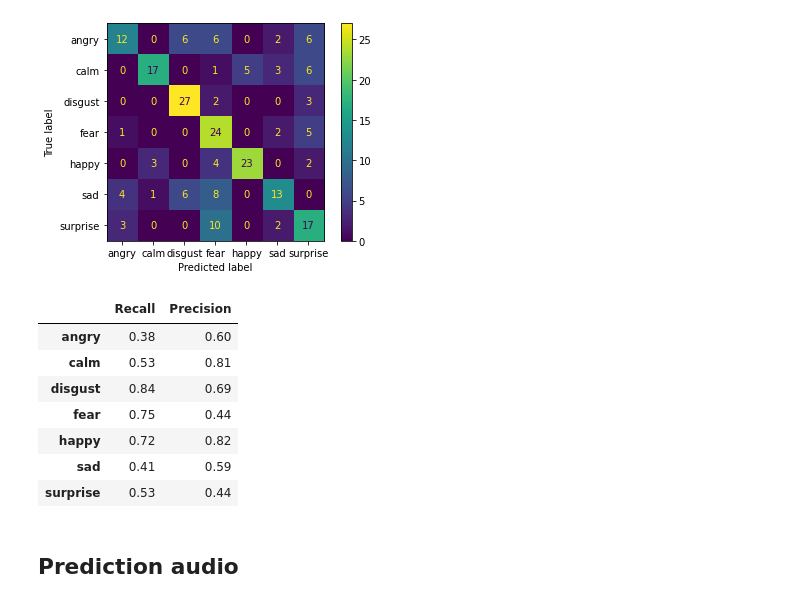
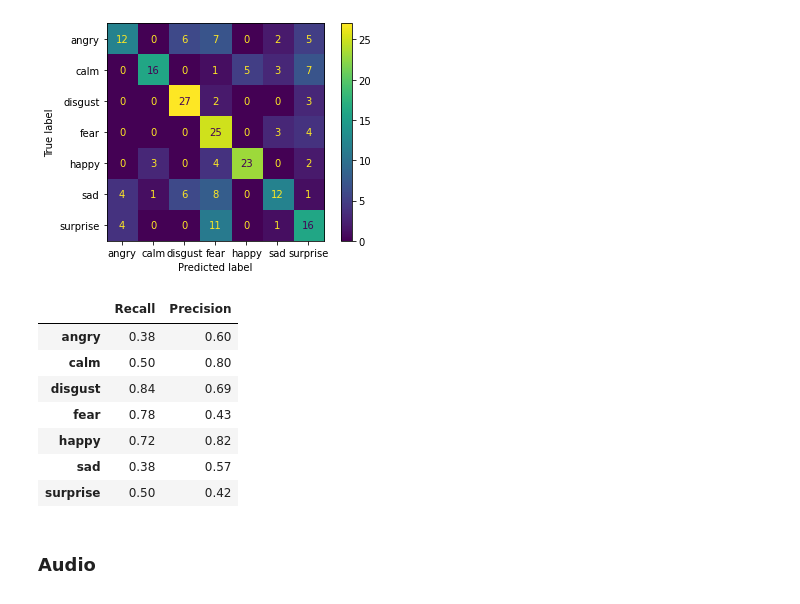
Before and after one commit to gianscuri/Emotion-Recognition_SER-FER_RAVDESS, a Jupyter notebook: audio_video_test.ipynb, the cells around one changed output. Saved outputs shown, nothing was run; the diff lists cells and outputs as text; code cells hidden in the pictures.

```diff
--- a/audio_video_test.ipynb
+++ b/audio_video_test.ipynb
@@ -243,3 +205,3 @@ round(stats, 2)
 # %%
-pred = model_video.predict(test_ds, steps=step_per_epoch_test)
+pred_video_frames = model_video.predict(test_ds, steps=step_per_epoch_test)
 # %% [output]
@@ -262,18 +224,19 @@ array([1.18160285e-01, 1.47508430e+01, 2.23013922e-03, 7.26261377e-01,
 # %%
-pred_list = np.array_split(pred, num_videos)
+pred_video_list = np.array_split(pred_video_frames, num_videos)
 
-ground = []
-predic = []
+ground_video = []
+pred_video = []
 
 i = 0
-for count, video in enumerate(pred_list):
-    predic.append(np.mean(video, axis=0).argmax())
+for count, video in enumerate(pred_video_list):
+    pred_video.append(np.mean(video, axis=0))
     # predic.append(np.average(video, axis=0, weights=np.max(video, axis=1)).argmax()) # weighted mean on highest prediction value
-    ground.append(filenames_test[count][0][1])
+    ground_video.append(filenames_test[count][0][1])
 
-    if predic[count] == ground[count]:
+    if np.array(pred_video[count]).argmax() == ground_video[count]:
         i += 1
 
-print('accuracy full video:\t', round(i/len(pred_list), 4))
+pred_video = np.array(pred_video)
+print('accuracy full video:\t', round(i/len(pred_video_list), 4))
 print('Num videos:\t\t', count+1)
 # %% [output]
@@ -281,25 +244,25 @@ accuracy full video:     0.5938
 Num videos:              224
 # %%
-cm = confusion_matrix(ground, predic)
-disp = ConfusionMatrixDisplay(cm, display_labels=list(emotions.values()))
+cm_video = confusion_matrix(ground_video, pred_video.argmax(axis=1))
+disp = ConfusionMatrixDisplay(cm_video, display_labels=list(emotions.values()))
 disp.plot()
 # %% [output]
 <sklearn.metrics._plot.confusion_matrix.ConfusionMatrixDisplay at 0x...>
 [figure]
 # %%
-recall = np.diag(cm) / np.sum(cm, axis = 1)
-precision = np.diag(cm) / np.sum(cm, axis = 0)
+recall_video = np.diag(cm_video) / np.sum(cm_video, axis = 1)
+precision_video = np.diag(cm_video) / np.sum(cm_video, axis = 0)
 
-stats = pd.DataFrame({'Recall': recall, 'Precision': precision}, index=emotions.values())
-round(stats, 2)
+stats_video = pd.DataFrame({'Recall': recall_video, 'Precision': precision_video}, index=emotions.values())
+round(stats_video, 2)
 # %% [output]
 |  | Recall | Precision |
 | angry | 0.38 | 0.60 |
-| calm | 0.53 | 0.81 |
+| calm | 0.50 | 0.80 |
 | disgust | 0.84 | 0.69 |
-| fear | 0.75 | 0.44 |
+| fear | 0.78 | 0.43 |
 | happy | 0.72 | 0.82 |
-| sad | 0.41 | 0.59 |
-| surprise | 0.53 | 0.44 |
+| sad | 0.38 | 0.57 |
+| surprise | 0.50 | 0.42 |
-# %% [markdown]
-## Prediction audio
+# %% [markdown]
+### Audio
```
Also changed, not shown: parts of 35 cells of this notebook.
